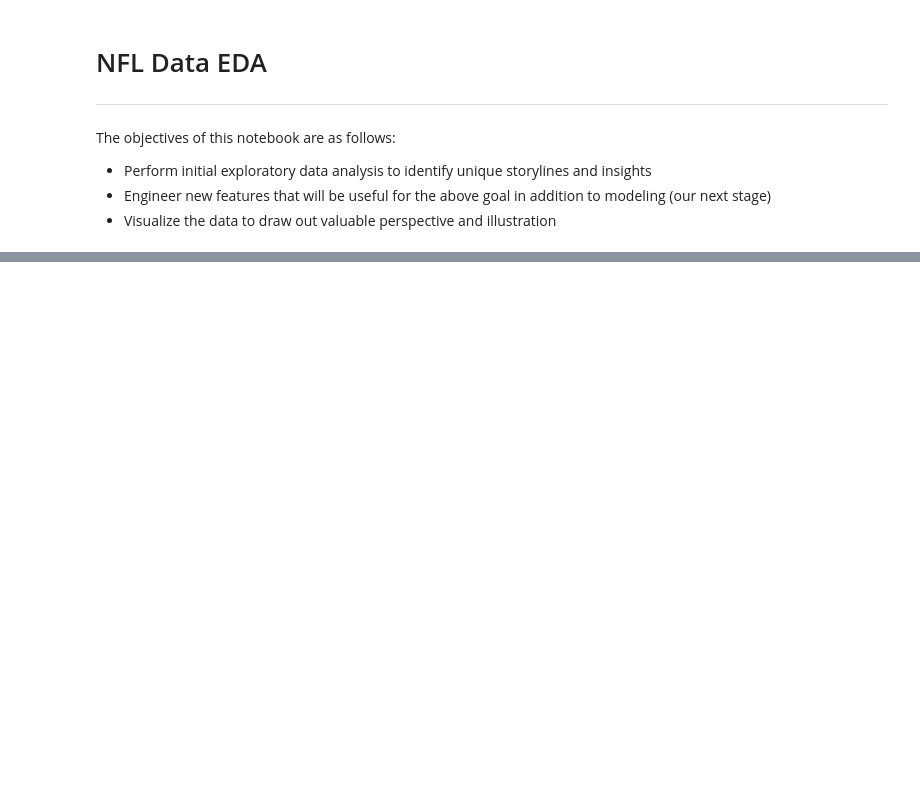
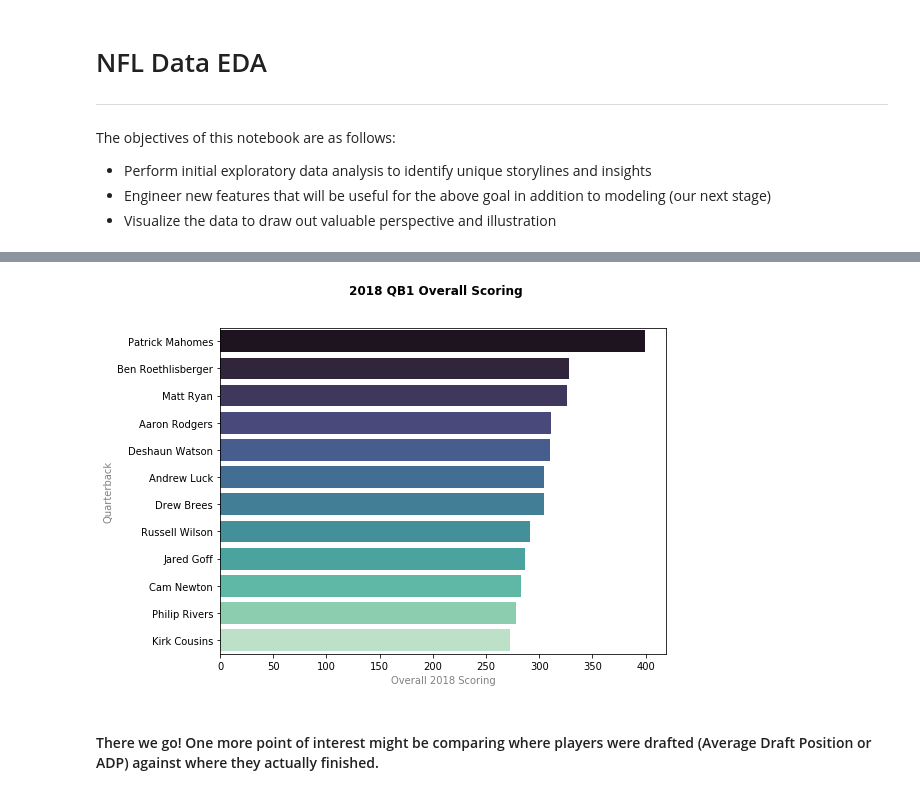
Before and after one commit to dodgemcintosh/FFML, a Jupyter notebook: 4-EDA.ipynb, the cells around one changed output, grey strips where cells are left out. Cells and saved outputs as stored; diff of their text form; code cells hidden in the pictures; blank space fills up the shorter version.

```diff
--- a/4-EDA.ipynb
+++ b/4-EDA.ipynb
@@ -98,0 +130,13 @@ plt.title("Top 6 Good + Consistent QBs", weight = 'bold');
+# %%
+plt.figure(figsize=(8,6))
+sns.barplot(x=qbs.groupby('player')['fpoints'].sum().sort_values(ascending = False)[:12].values,\
+            y=qbs.groupby('player')['fpoints'].sum().sort_values(ascending = False)[:12].index,\
+            palette = 'mako')
+plt.suptitle('2018 QB1 Overall Scoring', weight = 'bold')
+plt.xlabel('Overall 2018 Scoring', color = 'grey')
+plt.ylabel('Quarterback', color = 'grey')
+plt.savefig('assets/2018_QB1_Overall_scoring.png');
+# %% [output]
+[figure, added]
+# %% [markdown]
+#### There we go! One more point of interest might be comparing where players were drafted (Average Draft Position or ADP) against where they actually finished.
```
Also changed, not shown: parts of 17 cells of this notebook.
